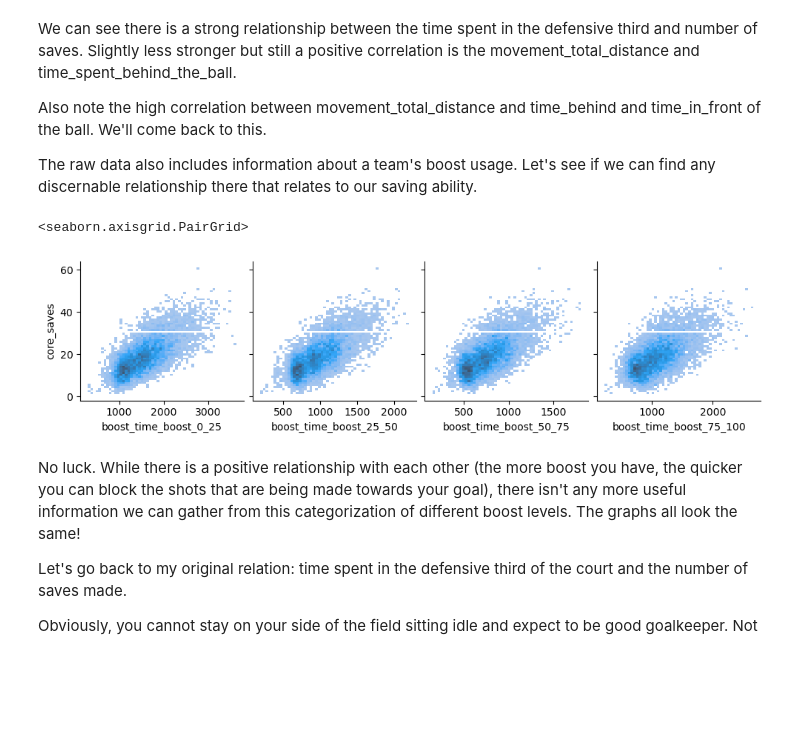
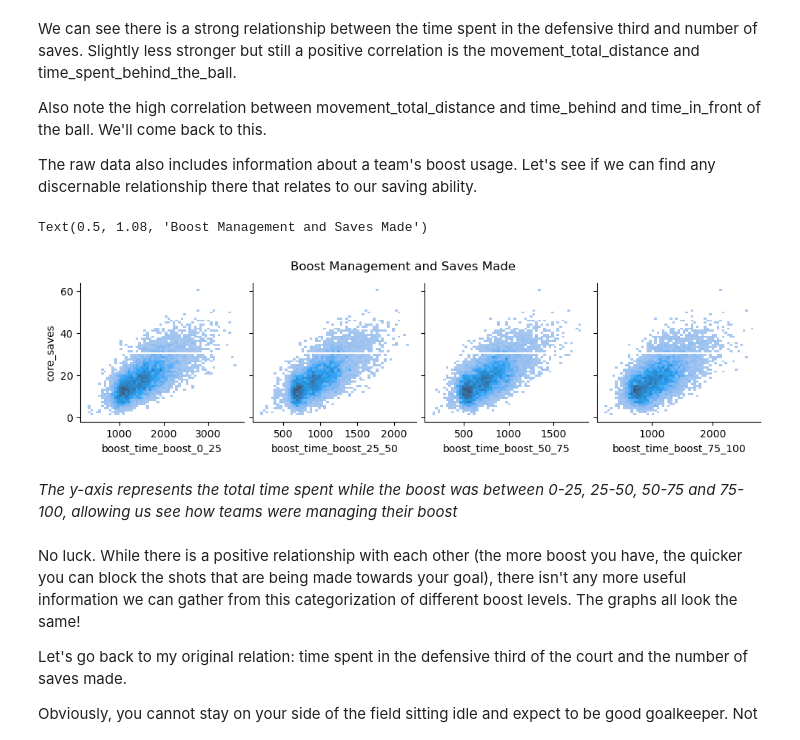
Before and after one commit to ahmadsm1/Rocket-League-Winning-Strategies, a Jupyter notebook: notebooks/analysis1.ipynb, the cells around one changed output. Cells and saved outputs as stored; diff of their text form; code cells hidden in the pictures; blank space fills up the shorter version.

```diff
--- a/notebooks/analysis1.ipynb
+++ b/notebooks/analysis1.ipynb
@@ -204,13 +204,15 @@ The raw data also includes information about a team's boost usage. Let's see if
 # %%
 q3_boost = raw.filter(['core_saves','boost_time_boost_0_25',
        'boost_time_boost_25_50', 'boost_time_boost_50_75',
        'boost_time_boost_75_100'])
 sns.pairplot(q3_boost, x_vars =['boost_time_boost_0_25',
        'boost_time_boost_25_50', 'boost_time_boost_50_75',
-       'boost_time_boost_75_100'], y_vars = ["core_saves"], kind="hist")
+       'boost_time_boost_75_100'], y_vars = ["core_saves"], kind="hist").fig.suptitle("Boost Management and Saves Made", y=1.08)
 # %% [output]
-<seaborn.axisgrid.PairGrid>
+Text(0.5, 1.08, 'Boost Management and Saves Made')
-[figure, old version]
+[figure, new version]
+# %% [markdown]
+   *The y-axis represents the total time spent while the boost was between 0-25, 25-50, 50-75 and 75-100, allowing us see how teams were managing their boost*
 # %% [markdown]
 No luck. While there is a positive relationship with each other (the more boost you have, the quicker you can block the shots that are being made towards your goal), there isn't any more useful information we can gather from this categorization of different boost levels. The graphs all look the same!
 
```
Also changed, not shown: parts of 5 cells of this notebook, 1 other file.
